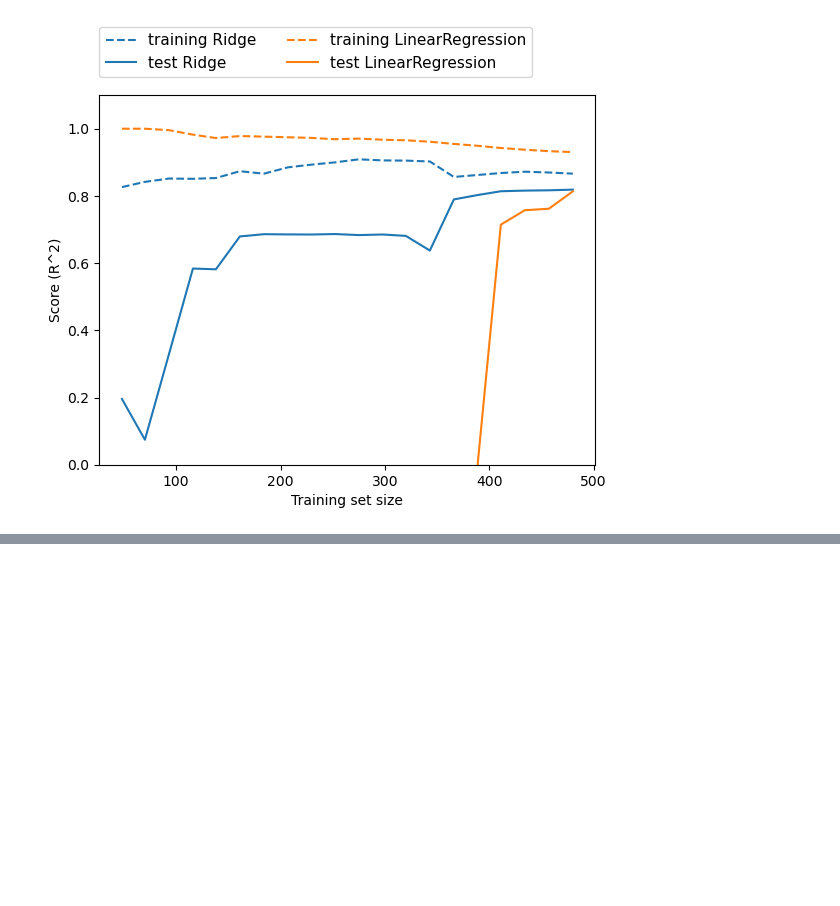
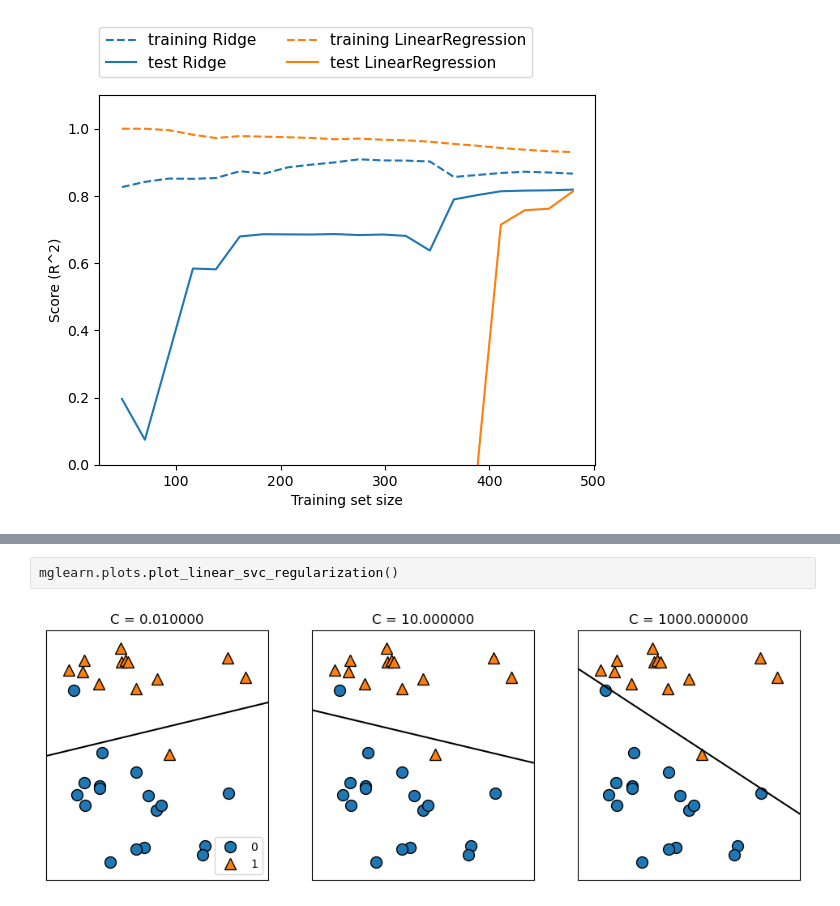
Before and after one commit to ogi-y/MachineLearing, a Jupyter notebook: Chapter_2.ipynb, the cells around one changed output, grey strips where cells are left out. Saved outputs shown, nothing was run; the diff lists cells and outputs as text; blank space fills up the shorter version.

```diff
--- a/Chapter_2.ipynb
+++ b/Chapter_2.ipynb
@@ -251,0 +309,4 @@ mglearn.plots.plot_ridge_n_samples()
+# %%
+mglearn.plots.plot_linear_svc_regularization()
+# %% [output]
+[figure, added]
```
Also changed, not shown: parts of 26 cells of this notebook, 3 other files.
